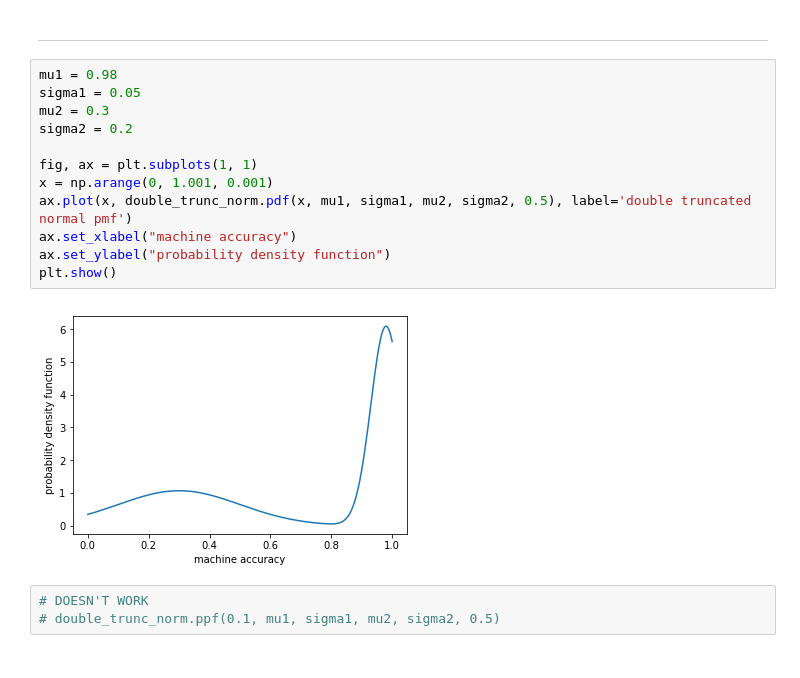
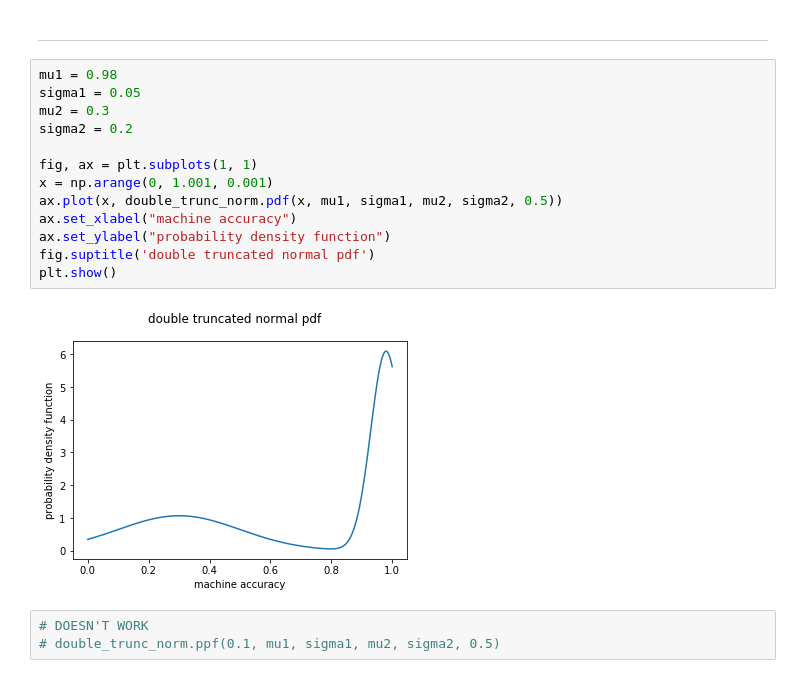
Before and after one commit to Yvee1/kans-modeling, a Jupyter notebook: solar.ipynb, the cells around one changed output. Saved outputs shown, nothing was run; the diff lists cells and outputs as text.

```diff
--- a/solar.ipynb
+++ b/solar.ipynb
@@ -310,17 +349,18 @@ The costs associated with this test procedure is on average €0.0
 # %%
 mu1 = 0.98
 sigma1 = 0.05
 mu2 = 0.3
 sigma2 = 0.2
 
 fig, ax = plt.subplots(1, 1)
 x = np.arange(0, 1.001, 0.001)
-ax.plot(x, double_trunc_norm.pdf(x, mu1, sigma1, mu2, sigma2, 0.5), label='double truncated normal pmf')
+ax.plot(x, double_trunc_norm.pdf(x, mu1, sigma1, mu2, sigma2, 0.5))
 ax.set_xlabel("machine accuracy")
 ax.set_ylabel("probability density function")
+fig.suptitle('double truncated normal pdf')
 plt.show()
 # %% [output]
-[figure, old version]
+[figure, new version]
 # %%
 # DOESN'T WORK
 # double_trunc_norm.ppf(0.1, mu1, sigma1, mu2, sigma2, 0.5)
```
Also changed, not shown: parts of 14 cells of this notebook.
